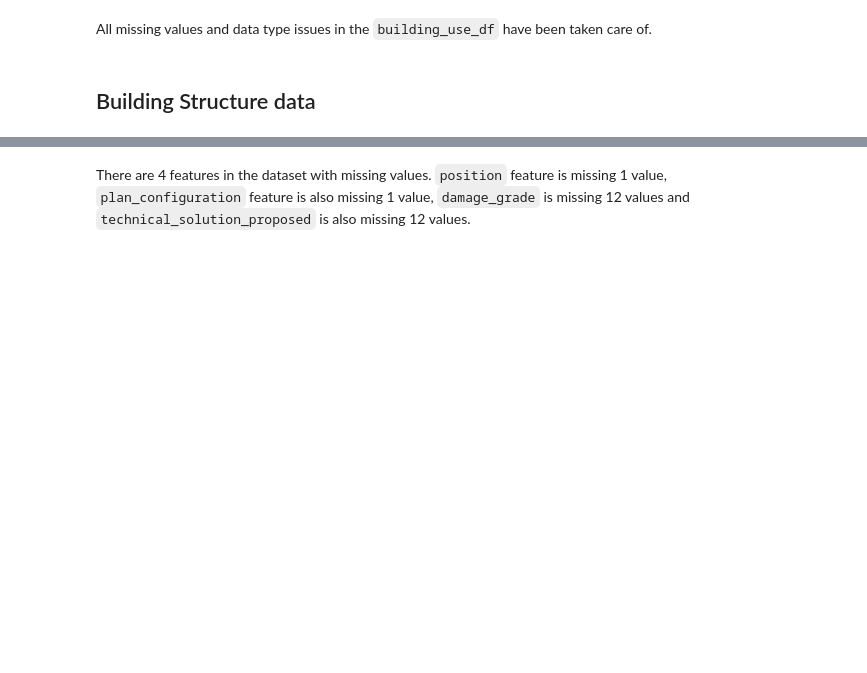
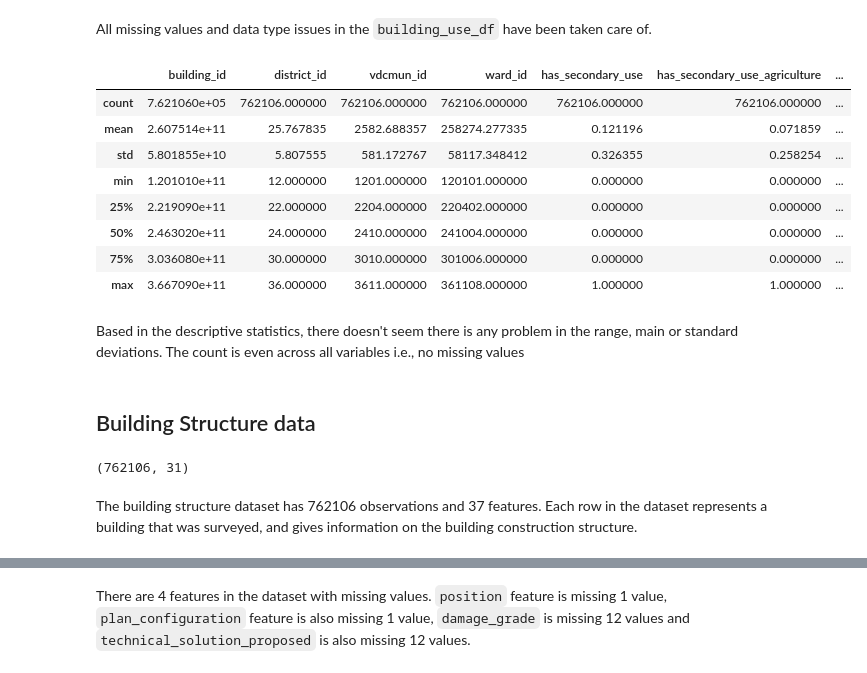
Before and after one commit to Yeshi341/structural_damage_from_earthquake, a Jupyter notebook: data_clean1.ipynb, the cells around one changed output, grey strips where cells are left out. Drawn from its saved outputs; the diff is of its cells as text; code cells hidden in the pictures; blank space fills up the shorter version.

```diff
--- a/data_clean1.ipynb
+++ b/data_clean1.ipynb
@@ -100,8 +124,32 @@ All missing values and data type issues in the `building_use_df` have been taken
 # %%
 # # Uncomment to check for descriptive statistics
 # building_use_df.describe()
+# %%
+drop_list=['count_families']
+# %%
+building_use_df.drop(drop_list, axis=1, inplace=True)
+# %%
+building_use_df.describe()
+# %% [output]
+|  | building_id | district_id | vdcmun_id | ward_id | has_secondary_use | has_secondary_use_agriculture | ... |
+| count | 7.621060e+05 | 762106.000000 | 762106.000000 | 762106.000000 | 762106.000000 | 762106.000000 | ... |
+| mean | 2.607514e+11 | 25.767835 | 2582.688357 | 258274.277335 | 0.121196 | 0.071859 | ... |
+| std | 5.801855e+10 | 5.807555 | 581.172767 | 58117.348412 | 0.326355 | 0.258254 | ... |
+| min | 1.201010e+11 | 12.000000 | 1201.000000 | 120101.000000 | 0.000000 | 0.000000 | ... |
+| 25% | 2.219090e+11 | 22.000000 | 2204.000000 | 220402.000000 | 0.000000 | 0.000000 | ... |
+| 50% | 2.463020e+11 | 24.000000 | 2410.000000 | 241004.000000 | 0.000000 | 0.000000 | ... |
+| 75% | 3.036080e+11 | 30.000000 | 3010.000000 | 301006.000000 | 0.000000 | 0.000000 | ... |
+| max | 3.667090e+11 | 36.000000 | 3611.000000 | 361108.000000 | 1.000000 | 1.000000 | ... |
+# %% [markdown]
+Based in the descriptive statistics, there doesn't seem there is any problem in the range, main or standard deviations. The count is even across all variables i.e., no missing values
 # %% [markdown]
 ## Building Structure data
+# %%
+building_structure_df.shape
+# %% [output]
+(762106, 31)
+# %% [markdown]
+The building structure dataset has 762106 observations and 37 features. Each row in the dataset represents a building that was surveyed, and gives information on the building construction structure.
 # %%
 # # Uncomment to preview Building Structure data
 # building_structure_df.head()
```
Also changed, not shown: parts of 31 cells of this notebook, 5 other files.
